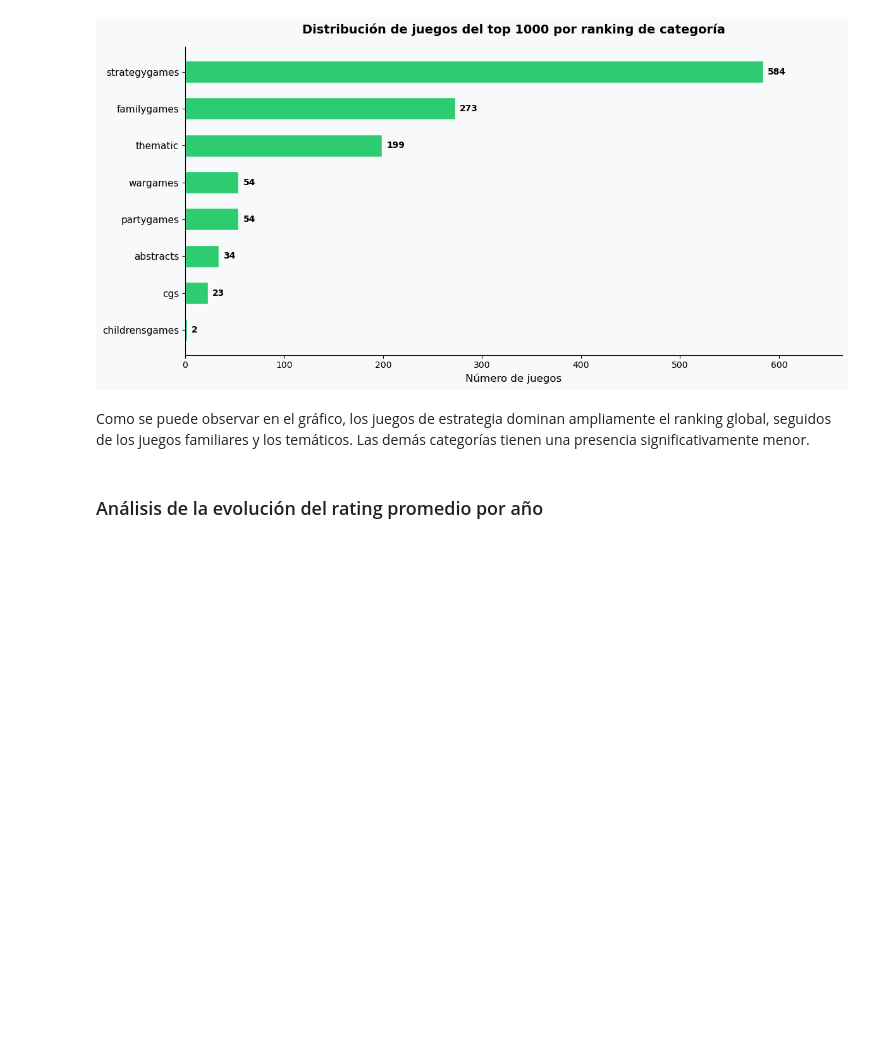
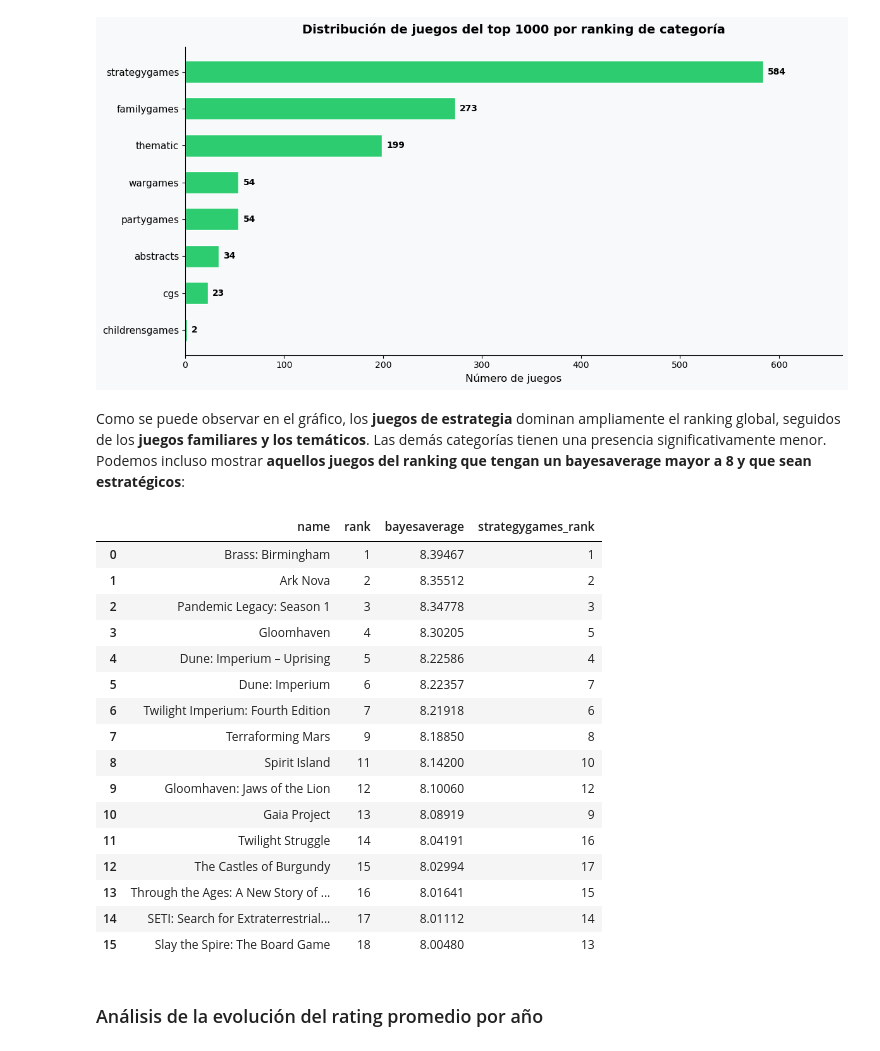
Before and after one commit to AlejandroRodriguezCervera/Analisis_Juegos_de_Mesa, a Jupyter notebook: Tarea_Final_BoardGames.ipynb, the cells around one changed output. Saved outputs shown, nothing was run; the diff lists cells and outputs as text; code cells hidden in the pictures; blank space fills up the shorter version.

```diff
--- a/Tarea_Final_BoardGames.ipynb
+++ b/Tarea_Final_BoardGames.ipynb
@@ -220,7 +220,35 @@ plt.show()
 # %% [output]
 [figure]
 # %% [markdown]
-Como se puede observar en el gráfico, los juegos de estrategia dominan ampliamente el ranking global, seguidos de los juegos familiares y los temáticos. Las demás categorías tienen una presencia significativamente menor.
+Como se puede observar en el gráfico, los **juegos de estrategia** dominan ampliamente el ranking global, seguidos de los **juegos familiares y los temáticos**. Las demás categorías tienen una presencia significativamente menor. Podemos incluso mostrar **aquellos juegos del ranking que tengan un bayesaverage mayor a 8 y que sean estratégicos**:
+# %%
+result = list(collection.find(
+    {"$and": [
+        {"rank": {"$lte": 1000}},
+        {"strategygames_rank": {"$ne": None}},
+        {"bayesaverage": {"$gt": 8}}
+    ]},
+    {"_id": 0, "name": 1, "rank": 1, "strategygames_rank": 1, "bayesaverage": 1}
+))
+pd.DataFrame(result)
+# %% [output]
+|  | name | rank | bayesaverage | strategygames_rank |
+| 0 | Brass: Birmingham | 1 | 8.39467 | 1 |
+| 1 | Ark Nova | 2 | 8.35512 | 2 |
+| 2 | Pandemic Legacy: Season 1 | 3 | 8.34778 | 3 |
+| 3 | Gloomhaven | 4 | 8.30205 | 5 |
+| 4 | Dune: Imperium – Uprising | 5 | 8.22586 | 4 |
+| 5 | Dune: Imperium | 6 | 8.22357 | 7 |
+| 6 | Twilight Imperium: Fourth Edition | 7 | 8.21918 | 6 |
+| 7 | Terraforming Mars | 9 | 8.18850 | 8 |
+| 8 | Spirit Island | 11 | 8.14200 | 10 |
+| 9 | Gloomhaven: Jaws of the Lion | 12 | 8.10060 | 12 |
+| 10 | Gaia Project | 13 | 8.08919 | 9 |
+| 11 | Twilight Struggle | 14 | 8.04191 | 16 |
+| 12 | The Castles of Burgundy | 15 | 8.02994 | 17 |
+| 13 | Through the Ages: A New Story of ... | 16 | 8.01641 | 15 |
+| 14 | SETI: Search for Extraterrestrial... | 17 | 8.01112 | 14 |
+| 15 | Slay the Spire: The Board Game | 18 | 8.00480 | 13 |
 # %% [markdown]
 ### Análisis de la evolución del rating promedio por año
 # %% [markdown]
```
Also changed, not shown: parts of 4 cells of this notebook.
